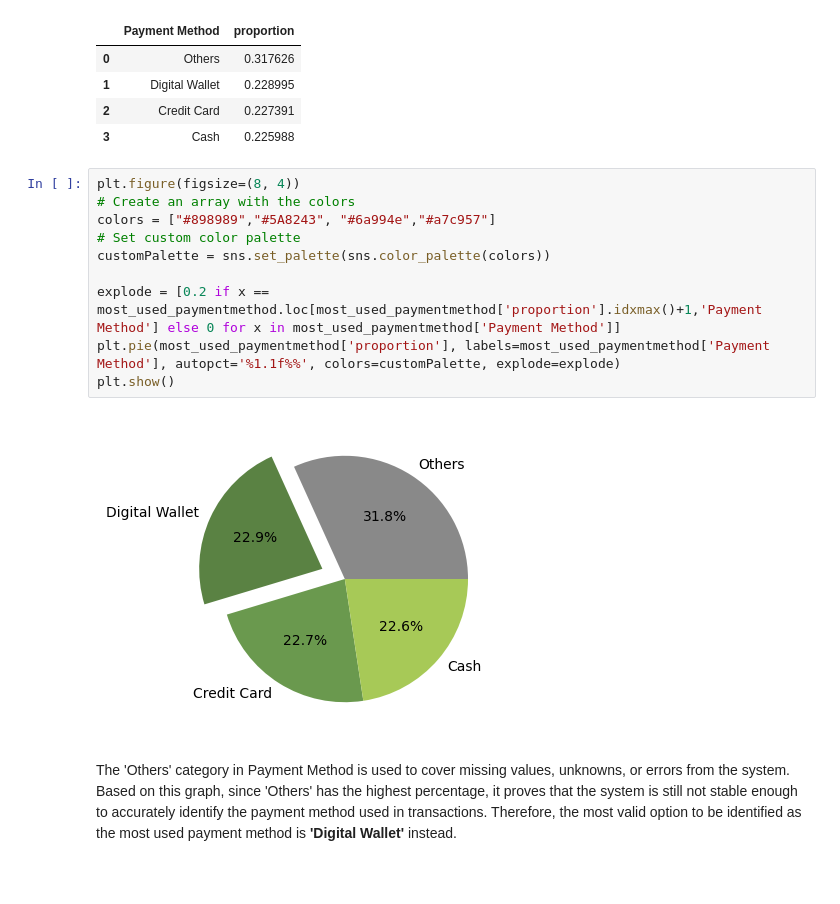
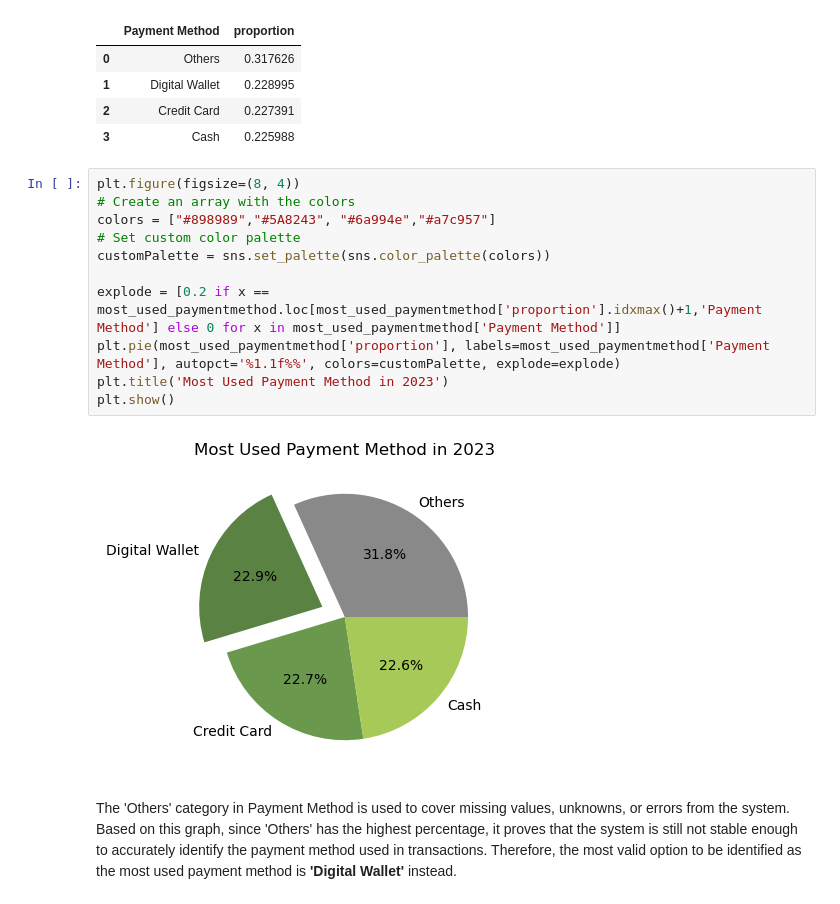
Before and after one commit to jeeenss/Data-Analysis-with-Python, a Jupyter notebook: Cafe_Sales/cafe_sales_analysis.ipynb, the cells around one changed output. Cells and saved outputs as stored; diff of their text form; blank space fills up the shorter version.

```diff
--- a/Cafe_Sales/cafe_sales_analysis.ipynb
+++ b/Cafe_Sales/cafe_sales_analysis.ipynb
@@ -1154,15 +1154,16 @@ most_used_paymentmethod
 # %%
 plt.figure(figsize=(8, 4))
 # Create an array with the colors
 colors = ["#898989","#5A8243", "#6a994e","#a7c957"]
 # Set custom color palette
 customPalette = sns.set_palette(sns.color_palette(colors))
 
 explode = [0.2 if x == most_used_paymentmethod.loc[most_used_paymentmethod['proportion'].idxmax()+1,'Payment Method'] else 0 for x in most_used_paymentmethod['Payment Method']]
 plt.pie(most_used_paymentmethod['proportion'], labels=most_used_paymentmethod['Payment Method'], autopct='%1.1f%%', colors=customPalette, explode=explode)
+plt.title('Most Used Payment Method in 2023')
 plt.show()
 # %% [output]
-[figure, old version]
+[figure, new version]
 # %% [markdown]
 The 'Others' category in Payment Method is used to cover missing values, unknowns, or errors from the system. Based on this graph, since 'Others' has the highest percentage, it proves that the system is still not stable enough to accurately identify the payment method used in transactions. Therefore, the most valid option to be identified as the most used payment method is <b>'Digital Wallet'</b> instead.
 # %% [markdown]
```
Also changed, not shown: parts of 10 cells of this notebook.
